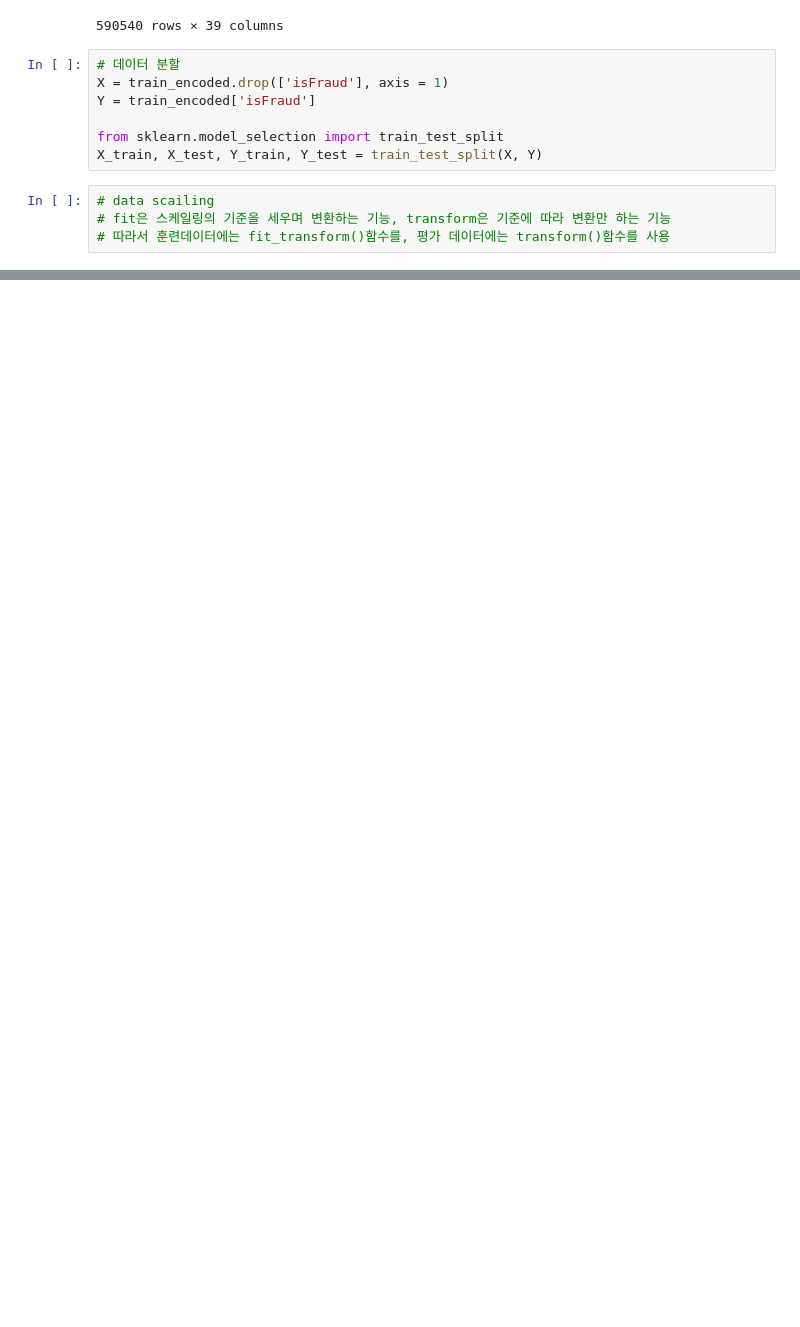
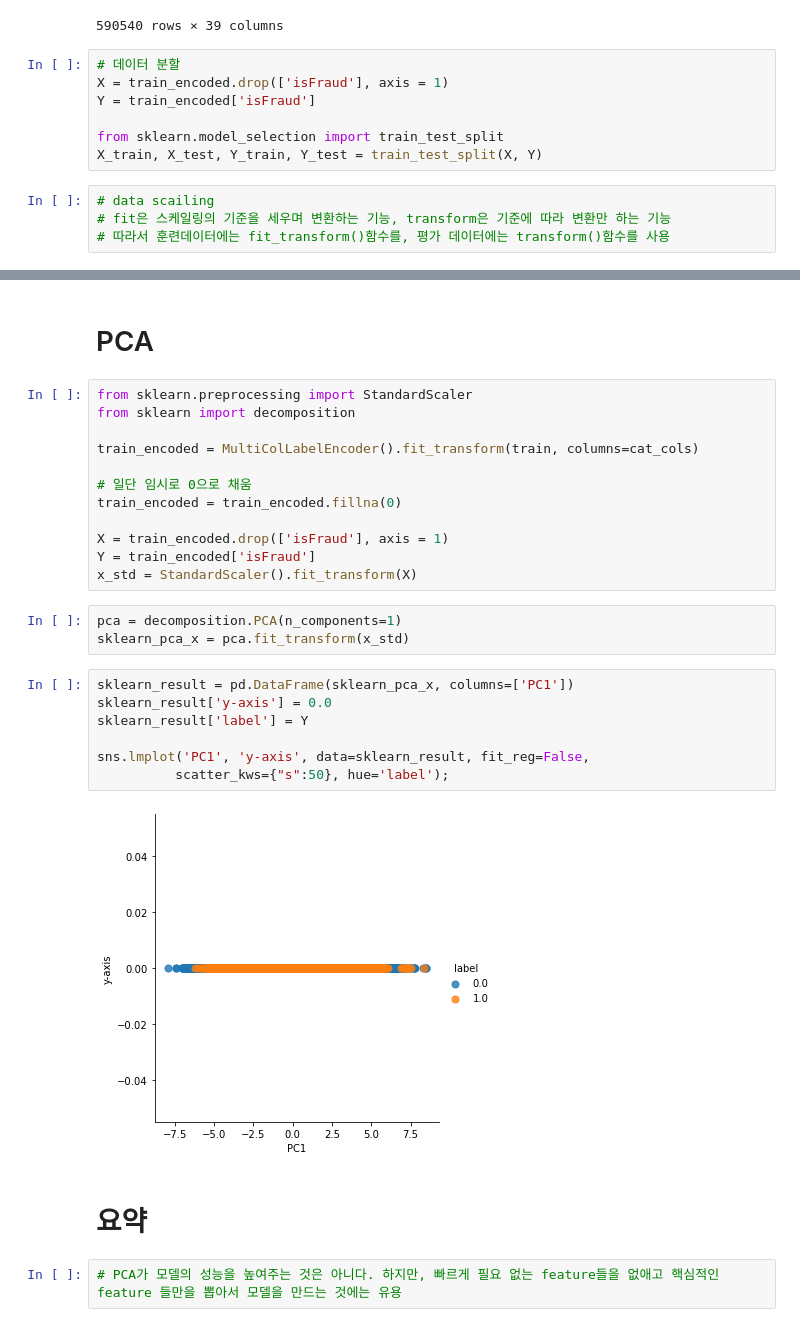
Before and after one commit to choseyi/IEEE-CIS_Fraud_Detection, a Jupyter notebook: src/scaling_seyi.ipynb, the cells around one changed output, grey strips where cells are left out. Drawn from its saved outputs; the diff is of its cells as text; blank space fills up the shorter version.

```diff
--- a/src/scaling_seyi.ipynb
+++ b/src/scaling_seyi.ipynb
@@ -212,0 +234,30 @@ Normalizer does not accept missing values encoded as NaN natively. For supervise
+# %% [markdown]
+# PCA
+# %%
+from sklearn.preprocessing import StandardScaler
+from sklearn import decomposition
+
+train_encoded = MultiColLabelEncoder().fit_transform(train, columns=cat_cols)
+
+# 일단 임시로 0으로 채움
+train_encoded = train_encoded.fillna(0)
+
+X = train_encoded.drop(['isFraud'], axis = 1)
+Y = train_encoded['isFraud']
+x_std = StandardScaler().fit_transform(X)
+# %%
+pca = decomposition.PCA(n_components=1)
+sklearn_pca_x = pca.fit_transform(x_std)
+# %%
+sklearn_result = pd.DataFrame(sklearn_pca_x, columns=['PC1'])
+sklearn_result['y-axis'] = 0.0
+sklearn_result['label'] = Y
+
+sns.lmplot('PC1', 'y-axis', data=sklearn_result, fit_reg=False,
+          scatter_kws={"s":50}, hue='label');
+# %% [output]
+[figure, added]
+# %% [markdown]
+# 요약
+# %%
+# PCA가 모델의 성능을 높여주는 것은 아니다. 하지만, 빠르게 필요 없는 feature들을 없애고 핵심적인 feature 들만을 뽑아서 모델을 만드는 것에는 유용
```
Also changed, not shown: parts of 5 cells of this notebook.
